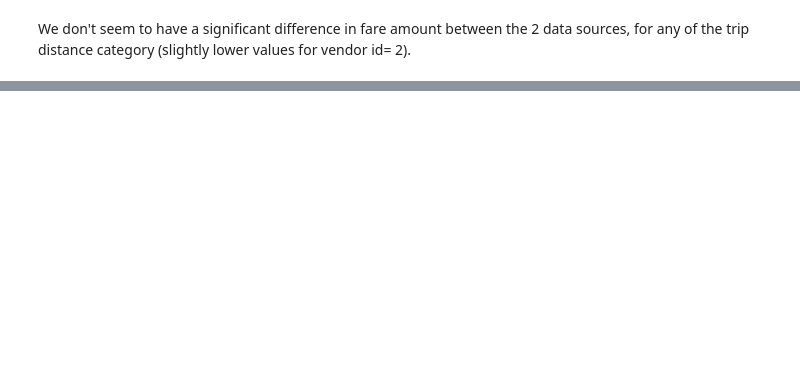
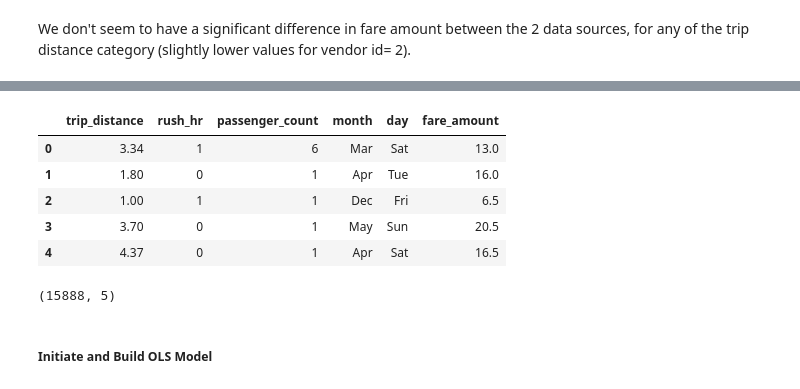
Before and after one commit to traha-89/Portafoglio, a Jupyter notebook: NYC Taxi Fare Prediction/NYC_MLRprediction.ipynb, the cells around one changed output, grey strips where cells are left out. Saved outputs shown, nothing was run; the diff lists cells and outputs as text; code cells hidden in the pictures; blank space fills up the shorter version.

```diff
--- a/NYC Taxi Fare Prediction/NYC_MLRprediction.ipynb
+++ b/NYC Taxi Fare Prediction/NYC_MLRprediction.ipynb
@@ -709,0 +833,23 @@ We don't seem to have a significant difference in fare amount between the 2 data
+# %%
+# Setup initial model dataframe
+model_data1= model_data[['trip_distance','rush_hr','passenger_count','month','day','fare_amount']]
+model_data1.head()
+# %% [output]
+|  | trip_distance | rush_hr | passenger_count | month | day | fare_amount |
+| 0 | 3.34 | 1 | 6 | Mar | Sat | 13.0 |
+| 1 | 1.80 | 0 | 1 | Apr | Tue | 16.0 |
+| 2 | 1.00 | 1 | 1 | Dec | Fri | 6.5 |
+| 3 | 3.70 | 0 | 1 | May | Sun | 20.5 |
+| 4 | 4.37 | 0 | 1 | Apr | Sat | 16.5 |
+# %%
+# Prepare training and testing data
+y = model_data1[['fare_amount']]
+
+X= model_data1.drop(columns= ['fare_amount'], axis= 1)
+
+X_train, X_test, y_train, y_test= train_test_split(X, y, test_size= 0.3, random_state= 42)
+X_train.shape
+# %% [output]
+(15888, 5)
+# %% [markdown]
+##### Initiate and Build OLS Model
```
Also changed, not shown: parts of 38 cells of this notebook.
